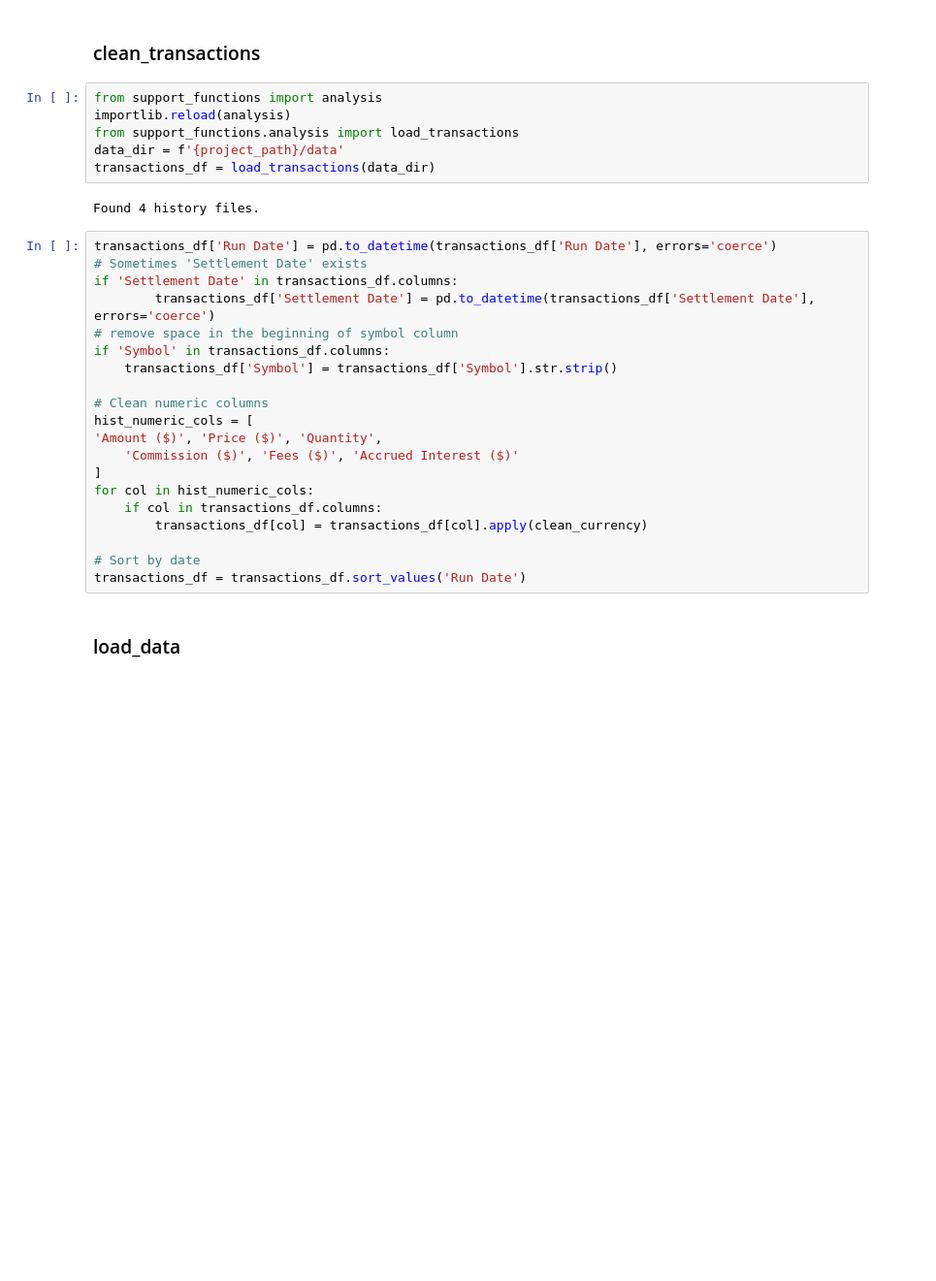
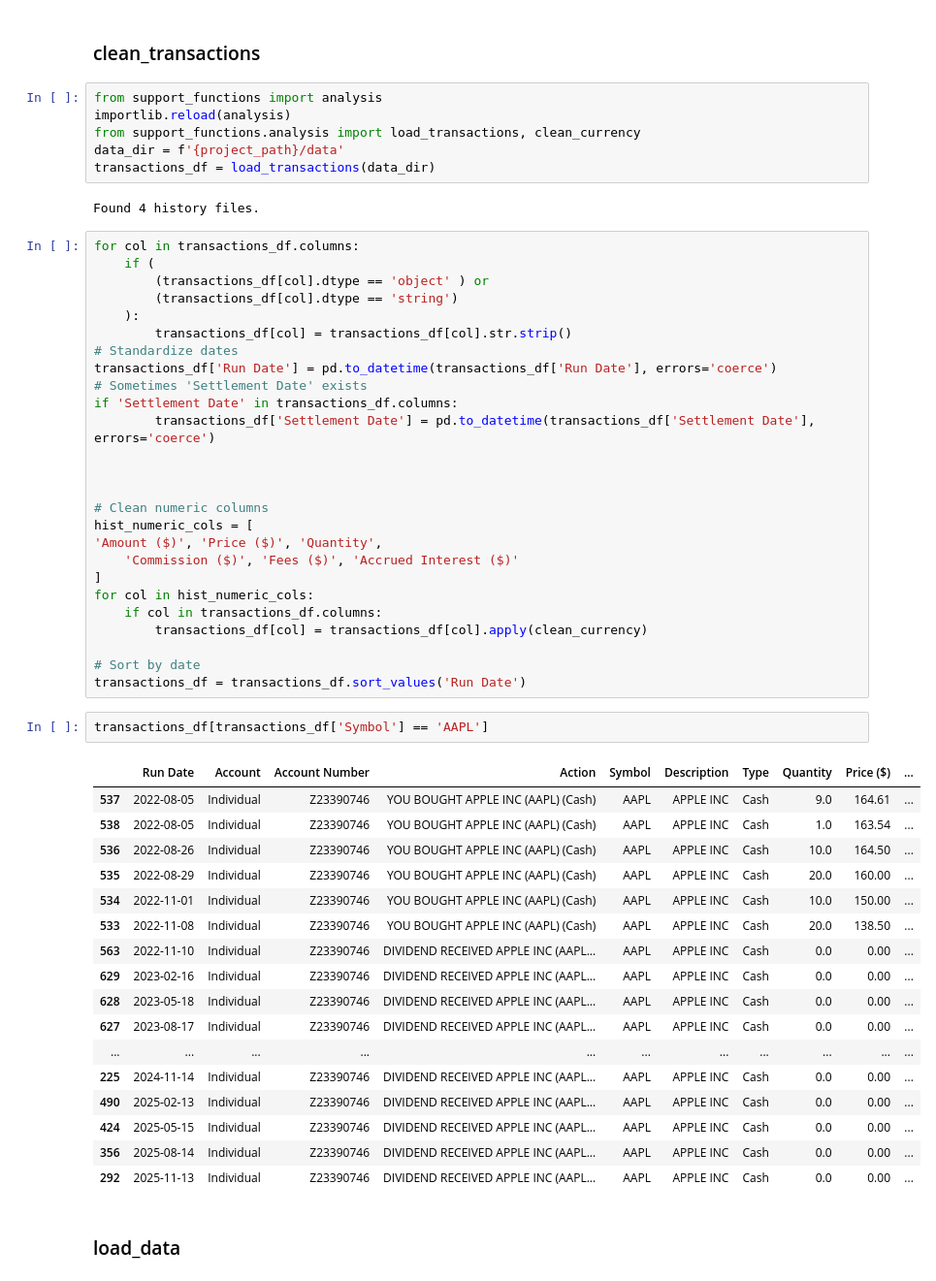
Before and after one commit to yifan-lee/fidelity-portfolio-tracker, a Jupyter notebook: Dev.ipynb, the cells around one changed output. Shown at 97% size. Saved outputs shown, nothing was run; the diff lists cells and outputs as text; blank space fills up the shorter version.

Commit message:
remove space in all str columns

```diff
--- a/Dev.ipynb
+++ b/Dev.ipynb
@@ -86,19 +90,25 @@ Found 4 history files.
 # %%
 from support_functions import analysis
 importlib.reload(analysis)
-from support_functions.analysis import load_transactions
+from support_functions.analysis import load_transactions, clean_currency
 data_dir = f'{project_path}/data'
 transactions_df = load_transactions(data_dir)
 # %% [output]
 Found 4 history files.
 # %%
+for col in transactions_df.columns:
+    if (
+        (transactions_df[col].dtype == 'object' ) or
+        (transactions_df[col].dtype == 'string')
+    ):
+        transactions_df[col] = transactions_df[col].str.strip()
+# Standardize dates
 transactions_df['Run Date'] = pd.to_datetime(transactions_df['Run Date'], errors='coerce')
 # Sometimes 'Settlement Date' exists
 if 'Settlement Date' in transactions_df.columns:
         transactions_df['Settlement Date'] = pd.to_datetime(transactions_df['Settlement Date'], errors='coerce')
-# remove space in the beginning of symbol column
-if 'Symbol' in transactions_df.columns:
-    transactions_df['Symbol'] = transactions_df['Symbol'].str.strip()
+
+
 
 # Clean numeric columns
 hist_numeric_cols = [
@@ -111,6 +121,26 @@ for col in hist_numeric_cols:
 
 # Sort by date
 transactions_df = transactions_df.sort_values('Run Date')
+# %%
+transactions_df[transactions_df['Symbol'] == 'AAPL']
+# %% [output]
+|  | Run Date | Account | Account Number | Action | Symbol | Description | Type | Quantity | Price ($) | ... |
+| 537 | 2022-08-05 | Individual | Z23390746 | YOU BOUGHT APPLE INC (AAPL) (Cash) | AAPL | APPLE INC | Cash | 9.0 | 164.61 | ... |
+| 538 | 2022-08-05 | Individual | Z23390746 | YOU BOUGHT APPLE INC (AAPL) (Cash) | AAPL | APPLE INC | Cash | 1.0 | 163.54 | ... |
+| 536 | 2022-08-26 | Individual | Z23390746 | YOU BOUGHT APPLE INC (AAPL) (Cash) | AAPL | APPLE INC | Cash | 10.0 | 164.50 | ... |
+| 535 | 2022-08-29 | Individual | Z23390746 | YOU BOUGHT APPLE INC (AAPL) (Cash) | AAPL | APPLE INC | Cash | 20.0 | 160.00 | ... |
+| 534 | 2022-11-01 | Individual | Z23390746 | YOU BOUGHT APPLE INC (AAPL) (Cash) | AAPL | APPLE INC | Cash | 10.0 | 150.00 | ... |
+| 533 | 2022-11-08 | Individual | Z23390746 | YOU BOUGHT APPLE INC (AAPL) (Cash) | AAPL | APPLE INC | Cash | 20.0 | 138.50 | ... |
+| 563 | 2022-11-10 | Individual | Z23390746 | DIVIDEND RECEIVED APPLE INC (AAPL... | AAPL | APPLE INC | Cash | 0.0 | 0.00 | ... |
+| 629 | 2023-02-16 | Individual | Z23390746 | DIVIDEND RECEIVED APPLE INC (AAPL... | AAPL | APPLE INC | Cash | 0.0 | 0.00 | ... |
+| 628 | 2023-05-18 | Individual | Z23390746 | DIVIDEND RECEIVED APPLE INC (AAPL... | AAPL | APPLE INC | Cash | 0.0 | 0.00 | ... |
+| 627 | 2023-08-17 | Individual | Z23390746 | DIVIDEND RECEIVED APPLE INC (AAPL... | AAPL | APPLE INC | Cash | 0.0 | 0.00 | ... |
+| ... | ... | ... | ... | ... | ... | ... | ... | ... | ... | ... |
+| 225 | 2024-11-14 | Individual | Z23390746 | DIVIDEND RECEIVED APPLE INC (AAPL... | AAPL | APPLE INC | Cash | 0.0 | 0.00 | ... |
+| 490 | 2025-02-13 | Individual | Z23390746 | DIVIDEND RECEIVED APPLE INC (AAPL... | AAPL | APPLE INC | Cash | 0.0 | 0.00 | ... |
+| 424 | 2025-05-15 | Individual | Z23390746 | DIVIDEND RECEIVED APPLE INC (AAPL... | AAPL | APPLE INC | Cash | 0.0 | 0.00 | ... |
+| 356 | 2025-08-14 | Individual | Z23390746 | DIVIDEND RECEIVED APPLE INC (AAPL... | AAPL | APPLE INC | Cash | 0.0 | 0.00 | ... |
+| 292 | 2025-11-13 | Individual | Z23390746 | DIVIDEND RECEIVED APPLE INC (AAPL... | AAPL | APPLE INC | Cash | 0.0 | 0.00 | ... |
 # %% [markdown]
 ### load_data
 # %%
```
Also changed, not shown: parts of 15 cells of this notebook, 2 other files.
